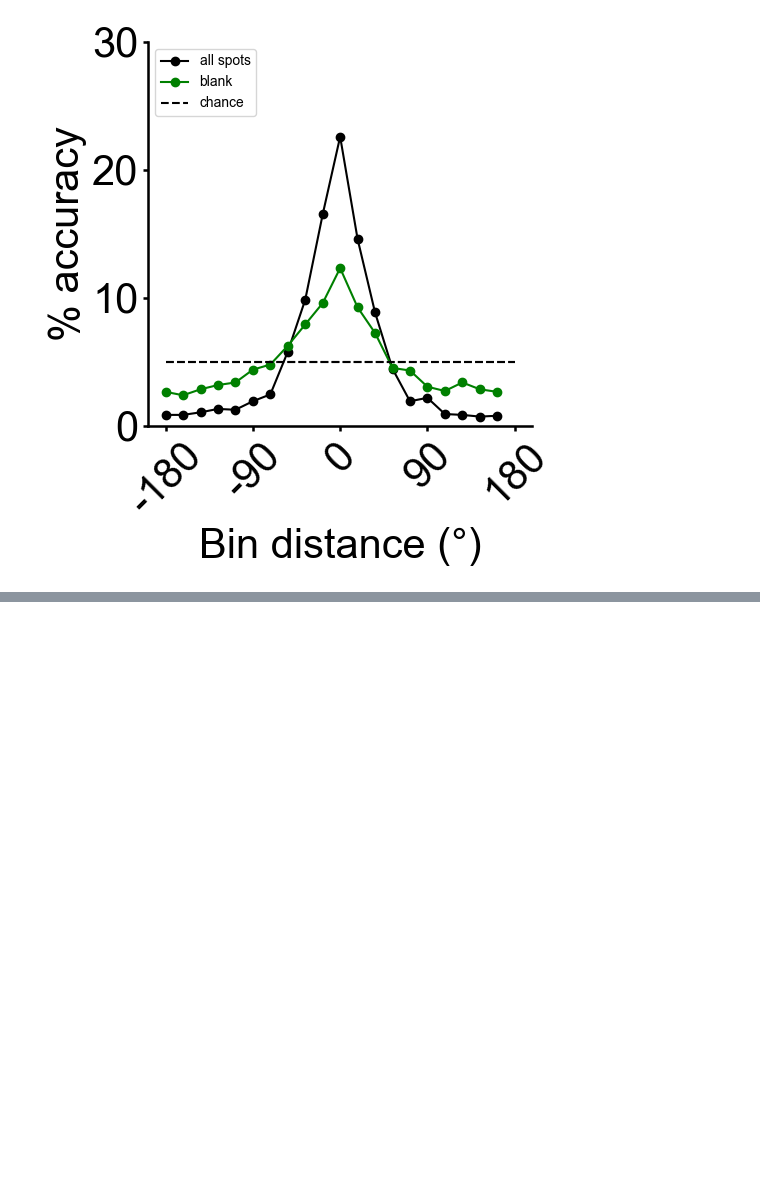
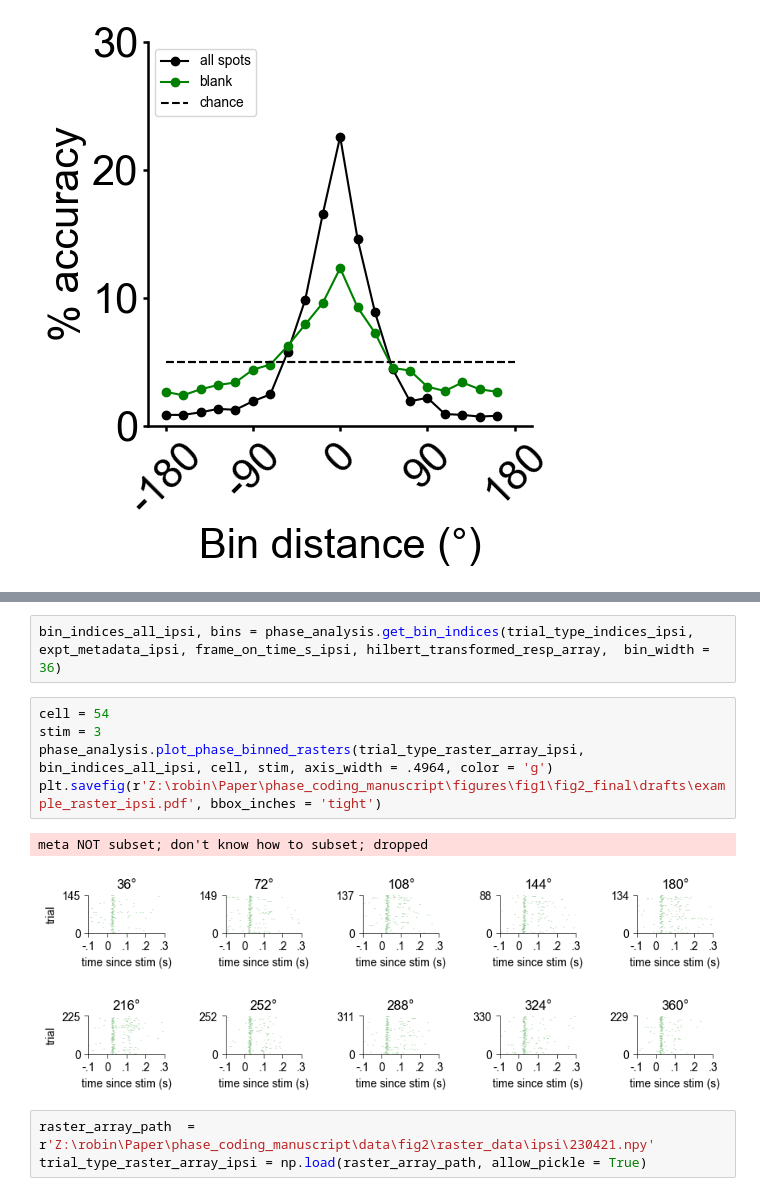
Before and after one commit to rmblazing/phase-coding-analysis, a Jupyter notebook: figure_generation/figure3/figure3_final_draft1.ipynb, the cells around one changed output, grey strips where cells are left out. Saved outputs shown, nothing was run; the diff lists cells and outputs as text; blank space fills up the shorter version.

```diff
--- a/figure_generation/figure3/figure3_final_draft1.ipynb
+++ b/figure_generation/figure3/figure3_final_draft1.ipynb
@@ -786,0 +801,13 @@ phase_analysis.plot_phase_binned_rasters(trial_type_raster_array_contra, bin_ind
+# %%
+bin_indices_all_ipsi, bins = phase_analysis.get_bin_indices(trial_type_indices_ipsi, expt_metadata_ipsi, frame_on_time_s_ipsi, hilbert_transformed_resp_array,  bin_width = 36)
+# %%
+cell = 54
+stim = 3
+phase_analysis.plot_phase_binned_rasters(trial_type_raster_array_ipsi, bin_indices_all_ipsi, cell, stim, axis_width = .4964, color = 'g')
+plt.savefig(r'Z:\robin\Paper\phase_coding_manuscript\figures\fig1\fig2_final\drafts\example_raster_ipsi.pdf', bbox_inches = 'tight')
+# %% [output]
+meta NOT subset; don't know how to subset; dropped
+[figure, added]
+# %%
+raster_array_path  = r'Z:\robin\Paper\phase_coding_manuscript\data\fig2\raster_data\ipsi\230421.npy'
+trial_type_raster_array_ipsi = np.load(raster_array_path, allow_pickle = True)
```
Also changed, not shown: parts of 17 cells of this notebook.
